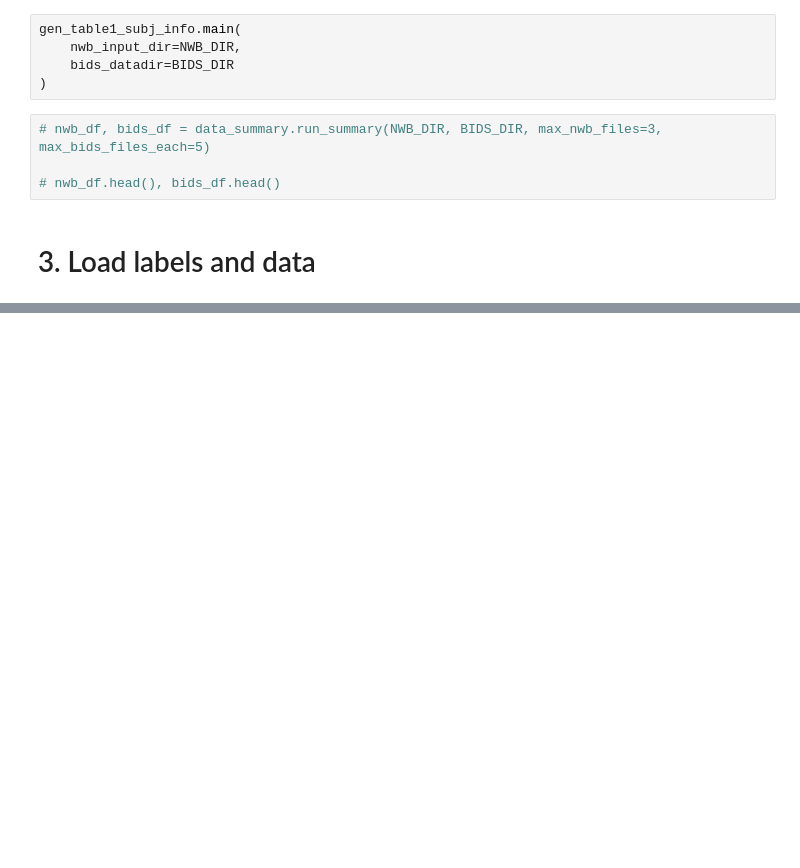
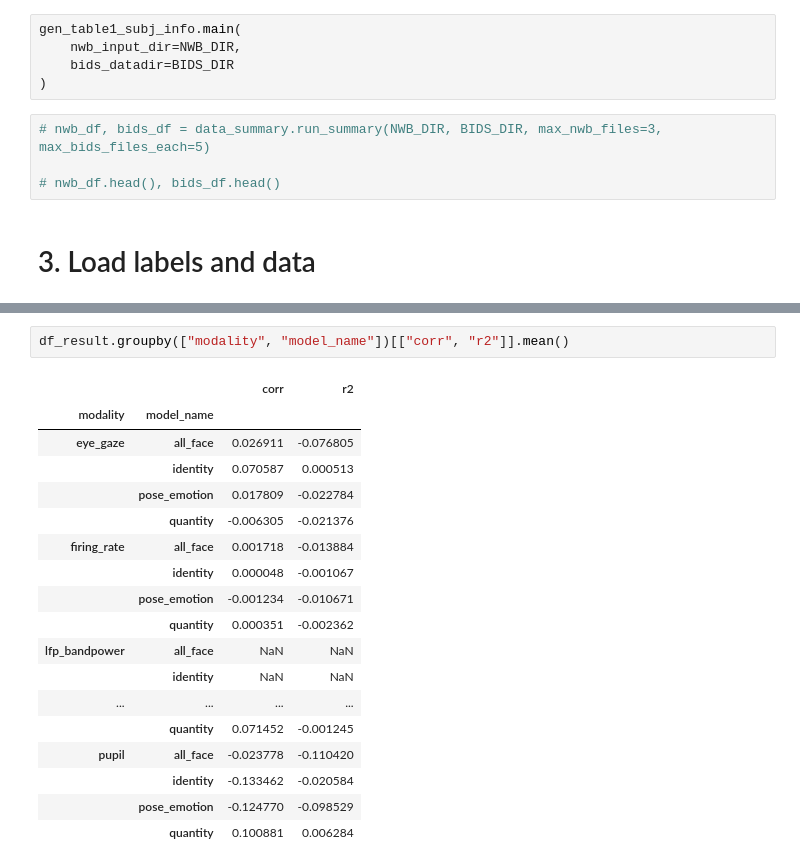
Before and after one commit to DanteLONG-NEO/CompNeuro_CDT, a Jupyter notebook: notebook/notebook.ipynb, the cells around one changed output, grey strips where cells are left out. Drawn from its saved outputs; the diff is of its cells as text; blank space fills up the shorter version.

```diff
--- a/notebook/notebook.ipynb
+++ b/notebook/notebook.ipynb
@@ -357,0 +679,21 @@ plt.show()
+# %%
+df_result.groupby(["modality", "model_name"])[["corr", "r2"]].mean()
+# %% [output]
+|  |  | corr | r2 |
+| modality | model_name |  |  |
+| eye_gaze | all_face | 0.026911 | -0.076805 |
+|  | identity | 0.070587 | 0.000513 |
+|  | pose_emotion | 0.017809 | -0.022784 |
+|  | quantity | -0.006305 | -0.021376 |
+| firing_rate | all_face | 0.001718 | -0.013884 |
+|  | identity | 0.000048 | -0.001067 |
+|  | pose_emotion | -0.001234 | -0.010671 |
+|  | quantity | 0.000351 | -0.002362 |
+| lfp_bandpower | all_face | NaN | NaN |
+|  | identity | NaN | NaN |
+| ... | ... | ... | ... |
+|  | quantity | 0.071452 | -0.001245 |
+| pupil | all_face | -0.023778 | -0.110420 |
+|  | identity | -0.133462 | -0.020584 |
+|  | pose_emotion | -0.124770 | -0.098529 |
+|  | quantity | 0.100881 | 0.006284 |
```
Also changed, not shown: parts of 18 cells of this notebook, 5 other files.
